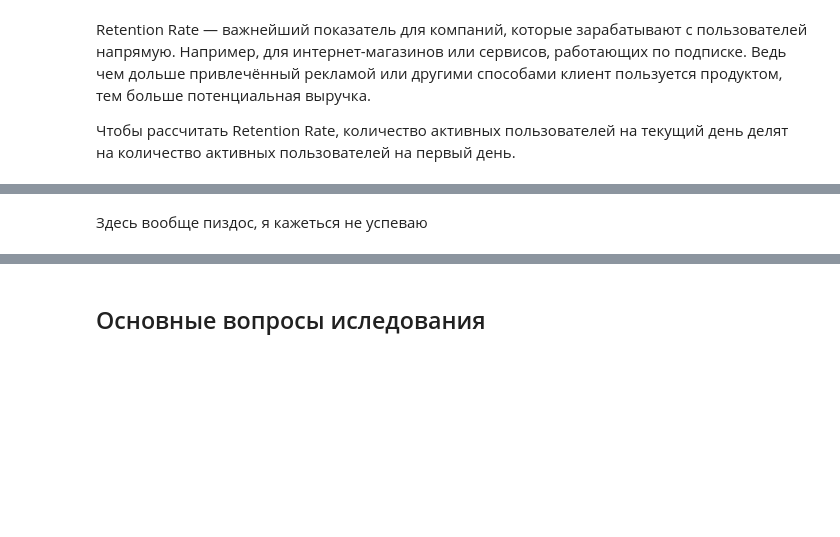
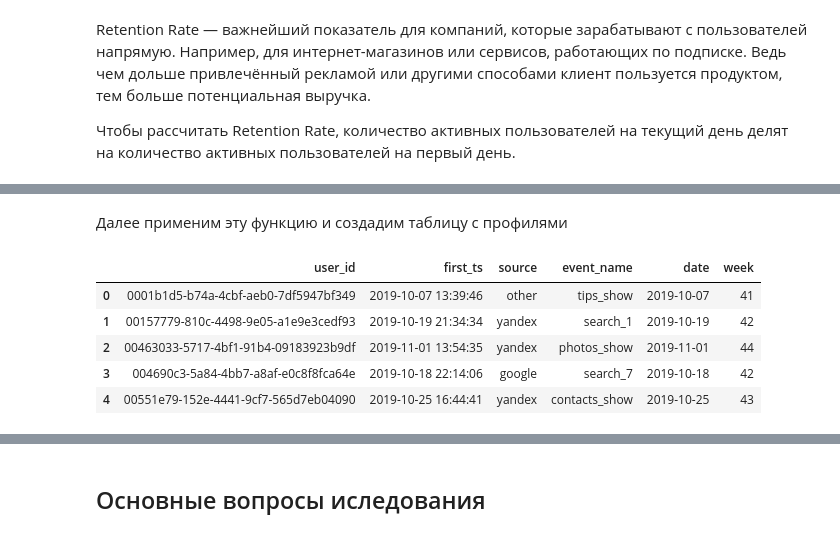
Before and after one commit to DaniilDonike/study_projects, a Jupyter notebook: Apps. Финальный проект/Project_first_try.ipynb, the cells around one changed output, grey strips where cells are left out. Saved outputs shown, nothing was run; the diff lists cells and outputs as text; code cells hidden in the pictures; blank space fills up the shorter version.

```diff
--- a/Apps. Финальный проект/Project_first_try.ipynb
+++ b/Apps. Финальный проект/Project_first_try.ipynb
@@ -389,2 +432,12 @@ Retention Rate — важнейший показатель для компани
 # %% [markdown]
-Здесь вообще пиздос, я кажеться не успеваю
+Далее применим эту функцию и создадим таблицу с профилями
+# %%
+profiles = get_profiles(df)
+profiles.head()
+# %% [output]
+|  | user_id | first_ts | source | event_name | date | week |
+| 0 | 0001b1d5-b74a-4cbf-aeb0-7df5947bf349 | 2019-10-07 13:39:46 | other | tips_show | 2019-10-07 | 41 |
+| 1 | 00157779-810c-4498-9e05-a1e9e3cedf93 | 2019-10-19 21:34:34 | yandex | search_1 | 2019-10-19 | 42 |
+| 2 | 00463033-5717-4bf1-91b4-09183923b9df | 2019-11-01 13:54:35 | yandex | photos_show | 2019-11-01 | 44 |
+| 3 | 004690c3-5a84-4bb7-a8af-e0c8f8fca64e | 2019-10-18 22:14:06 | google | search_7 | 2019-10-18 | 42 |
+| 4 | 00551e79-152e-4441-9cf7-565d7eb04090 | 2019-10-25 16:44:41 | yandex | contacts_show | 2019-10-25 | 43 |
```
Also changed, not shown: parts of 11 cells of this notebook.
